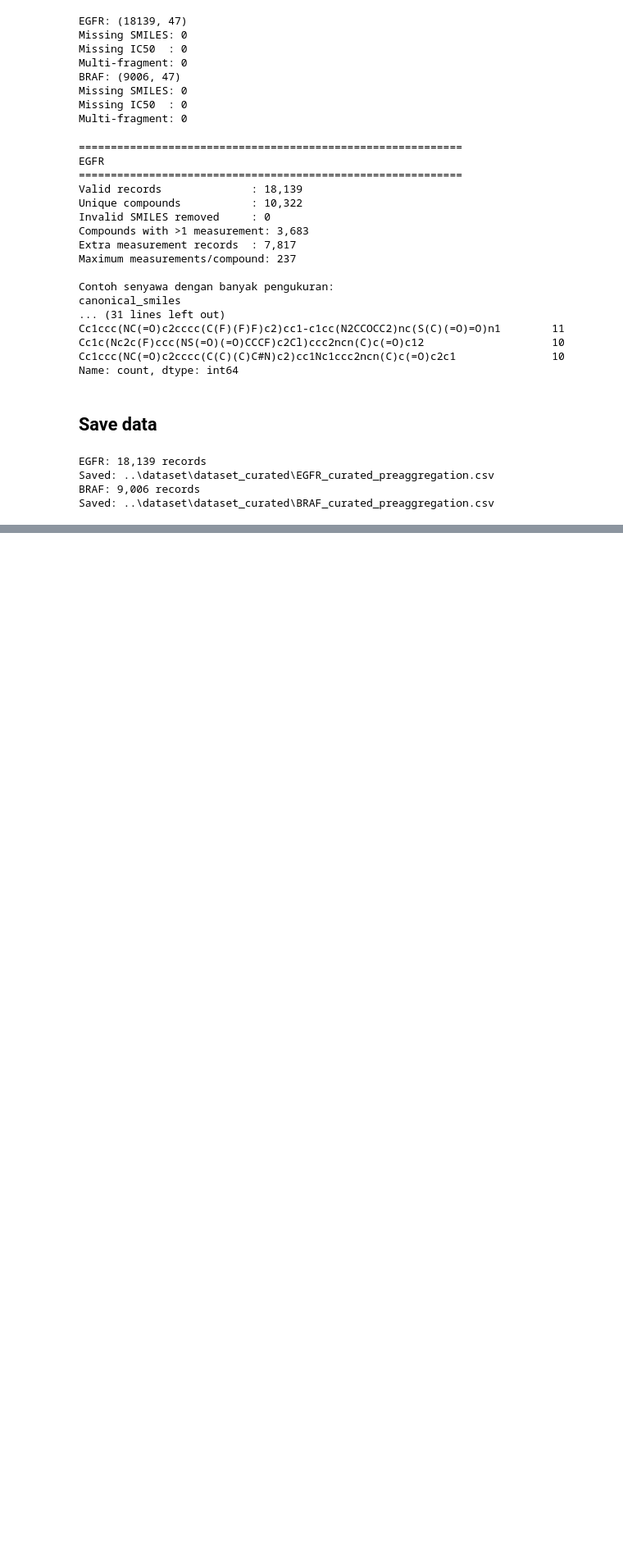
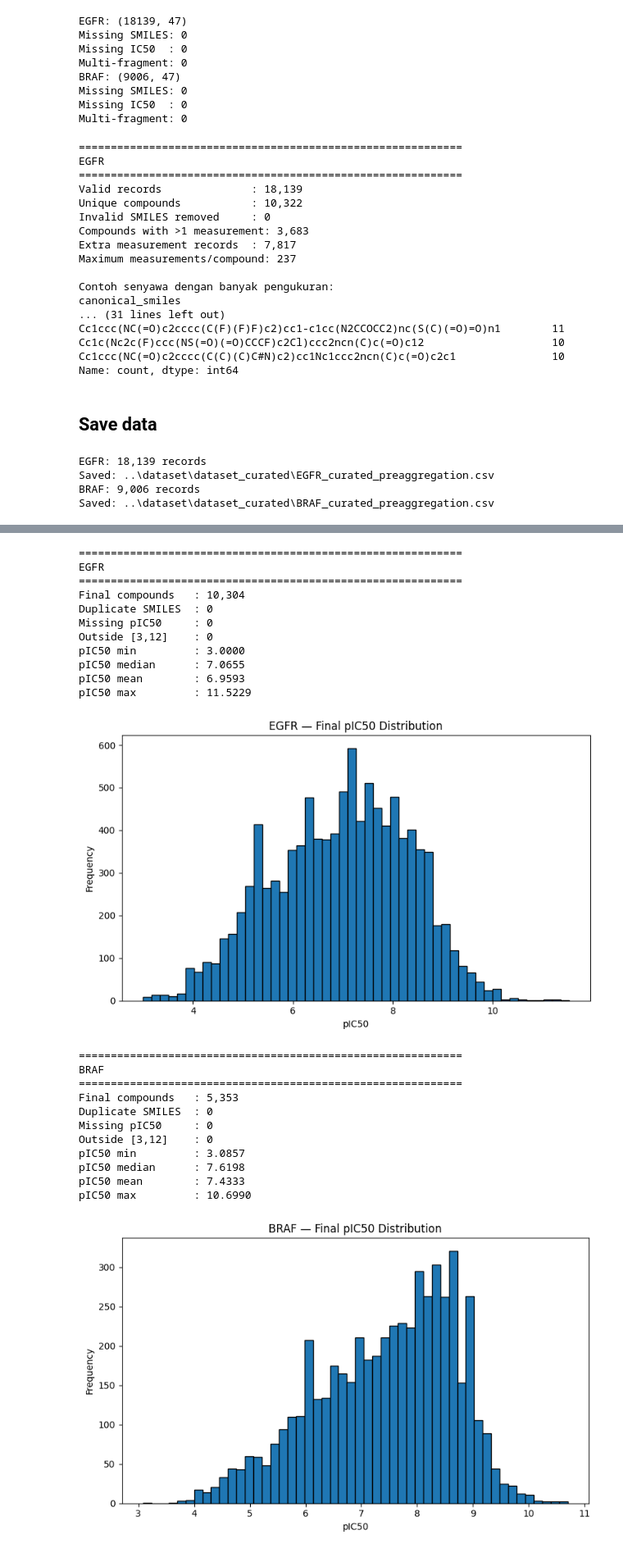
Before and after one commit to RhezaPriyaAnargya/tugas_akhir, a Jupyter notebook: Eksperimen/01_data_preprocessing.ipynb, the cells around one changed output, grey strips where cells are left out. Shown at 82% size. Drawn from its saved outputs; the diff is of its cells as text; code cells hidden in the pictures; blank space fills up the shorter version.

```diff
--- a/Eksperimen/01_data_preprocessing.ipynb
+++ b/Eksperimen/01_data_preprocessing.ipynb
@@ -233,0 +458,14 @@ Saved: ..\dataset\dataset_curated\BRAF_curated_preaggregation.csv
+# %%
+for target, df in filtered.items():
+    counts = df["canonical_smiles"].value_counts()
+    multi = counts[counts > 1]
+
+    print(f"\n{'='*60}")
+    print(target)
+    print(f"{'='*60}")
+    print(f"Records                    : {len(df):,}")
+    print(f"Unique compounds           : {counts.size:,}")
+    print(f"Compounds >1 measurement   : {len(multi):,}")
+    print(f"Extra measurements         : {(multi - 1).sum():,}")
+    print(f"Max measurements/compound  : {counts.max()}")
+    print(f"Single-measurement compounds: {(counts == 1).sum():,}")
@@ -233,0 +641,50 @@ Saved: ..\dataset\dataset_curated\BRAF_curated_preaggregation.csv
+# %%
+for target, df in aggregated.items():
+    duplicate_smiles = df["canonical_smiles"].duplicated().sum()
+    missing_pic50 = df["pIC50"].isna().sum()
+    outside_range = (~df["pIC50"].between(3, 12)).sum()
+
+    print(f"\n{'='*60}")
+    print(target)
+    print(f"{'='*60}")
+    print(f"Final compounds   : {len(df):,}")
+    print(f"Duplicate SMILES  : {duplicate_smiles:,}")
+    print(f"Missing pIC50     : {missing_pic50:,}")
+    print(f"Outside [3,12]    : {outside_range:,}")
+    print(f"pIC50 min         : {df['pIC50'].min():.4f}")
+    print(f"pIC50 median      : {df['pIC50'].median():.4f}")
+    print(f"pIC50 mean        : {df['pIC50'].mean():.4f}")
+    print(f"pIC50 max         : {df['pIC50'].max():.4f}")
+
+    fig, ax = plt.subplots(figsize=(8, 5))
+    ax.hist(df["pIC50"], bins=50, edgecolor="black")
+    ax.set_title(f"{target} — Final pIC50 Distribution")
+    ax.set_xlabel("pIC50")
+    ax.set_ylabel("Frequency")
+    plt.tight_layout()
+    plt.show()
+# %% [output]
+============================================================
+EGFR
+============================================================
+Final compounds   : 10,304
+Duplicate SMILES  : 0
+Missing pIC50     : 0
+Outside [3,12]    : 0
+pIC50 min         : 3.0000
+pIC50 median      : 7.0655
+pIC50 mean        : 6.9593
+pIC50 max         : 11.5229
+[figure, added]
+============================================================
+BRAF
+============================================================
+Final compounds   : 5,353
+Duplicate SMILES  : 0
+Missing pIC50     : 0
+Outside [3,12]    : 0
+pIC50 min         : 3.0857
+pIC50 median      : 7.6198
+pIC50 mean        : 7.4333
+pIC50 max         : 10.6990
+[figure, added]
```
Also changed, not shown: parts of 17 cells of this notebook, 2 other files.
